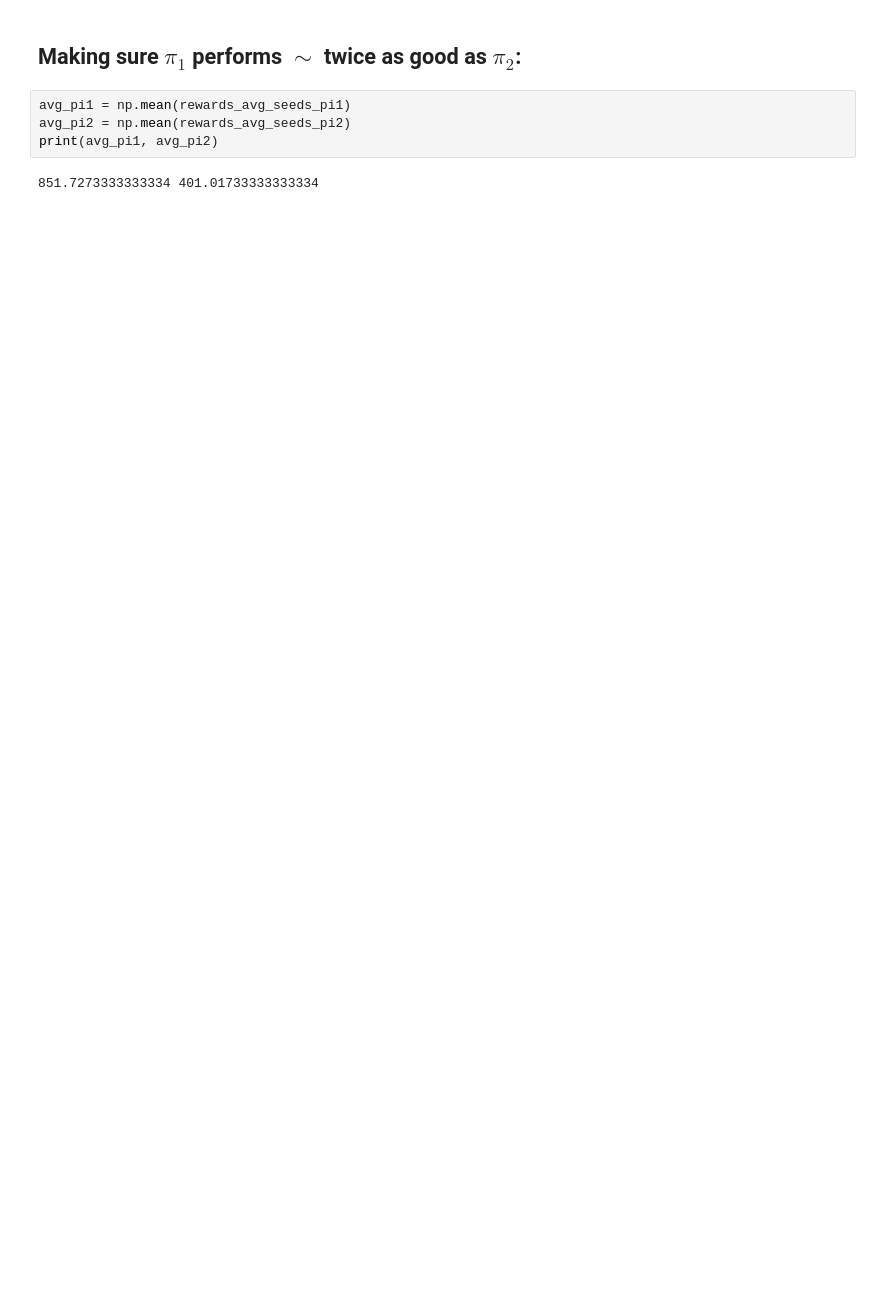
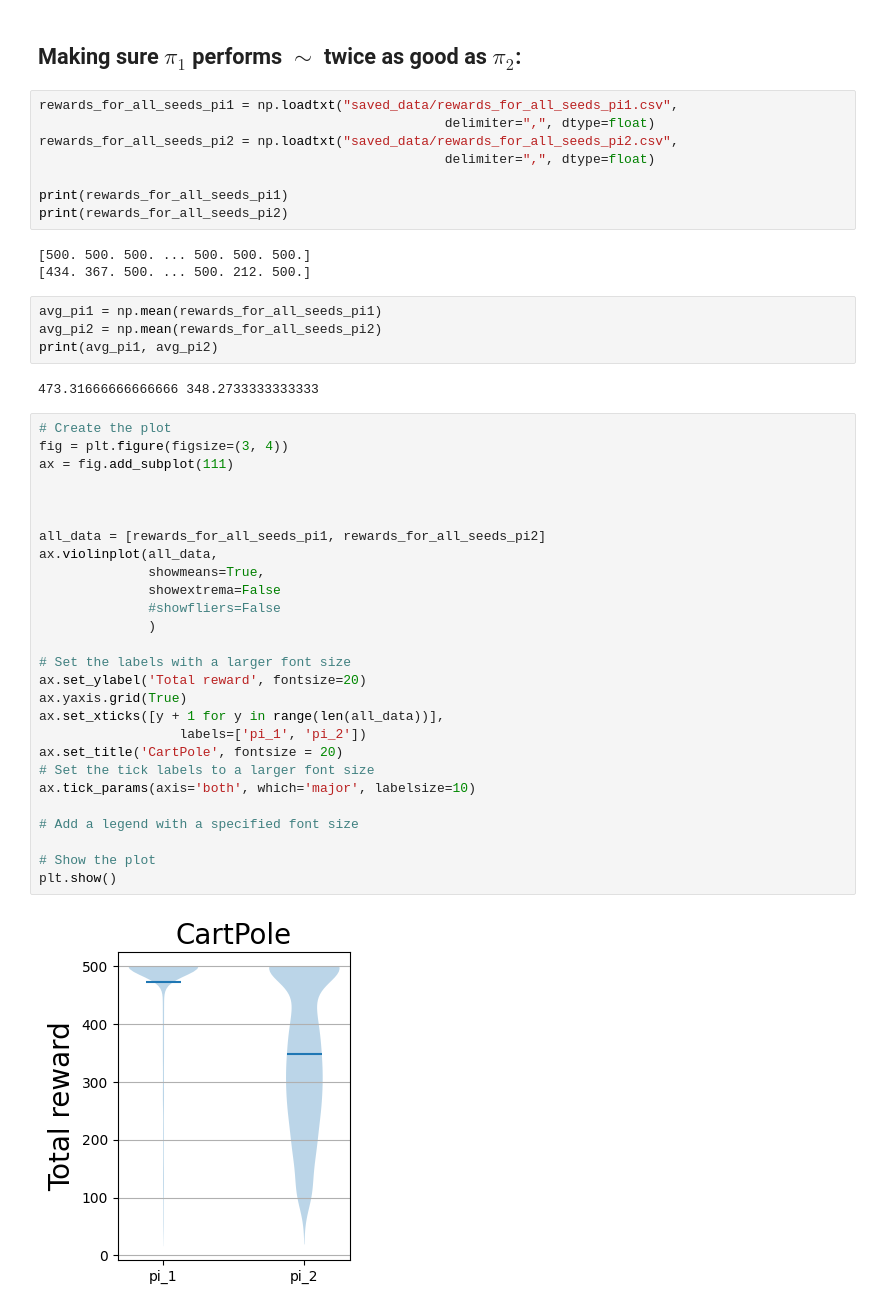
Before and after one commit to noeprat/RLHF_EGGang, a Jupyter notebook: cartpole.ipynb, the cells around one changed output. Cells and saved outputs as stored; diff of their text form; blank space fills up the shorter version.

Commit message:
plot for trajectory generation

```diff
--- a/cartpole.ipynb
+++ b/cartpole.ipynb
@@ -202,11 +179,51 @@ Trajectory:  490
 # %% [markdown]
 ## Making sure $\pi_1$ performs $\sim$ twice as good as $\pi_2$:
+# %%
+rewards_for_all_seeds_pi1 = np.loadtxt("saved_data/rewards_for_all_seeds_pi1.csv",
+                                       				delimiter=",", dtype=float)
+rewards_for_all_seeds_pi2 = np.loadtxt("saved_data/rewards_for_all_seeds_pi2.csv",
+                                       				delimiter=",", dtype=float)
+
+print(rewards_for_all_seeds_pi1)
+print(rewards_for_all_seeds_pi2)
+# %% [output]
+[500. 500. 500. ... 500. 500. 500.]
+[434. 367. 500. ... 500. 212. 500.]
 # %%
-avg_pi1 = np.mean(rewards_avg_seeds_pi1)
-avg_pi2 = np.mean(rewards_avg_seeds_pi2)
+avg_pi1 = np.mean(rewards_for_all_seeds_pi1)
+avg_pi2 = np.mean(rewards_for_all_seeds_pi2)
 print(avg_pi1, avg_pi2)
 # %% [output]
-851.7273333333334 401.01733333333334
+473.31666666666666 348.2733333333333
+# %%
+# Create the plot
+fig = plt.figure(figsize=(3, 4))
+ax = fig.add_subplot(111)
+
+
+
+all_data = [rewards_for_all_seeds_pi1, rewards_for_all_seeds_pi2]
+ax.violinplot(all_data,
+              showmeans=True,
+              showextrema=False
+              #showfliers=False
+              )
+
+# Set the labels with a larger font size
+ax.set_ylabel('Total reward', fontsize=20)
+ax.yaxis.grid(True)
+ax.set_xticks([y + 1 for y in range(len(all_data))],
+                  labels=['pi_1', 'pi_2'])
+ax.set_title('CartPole', fontsize = 20)
+# Set the tick labels to a larger font size
+ax.tick_params(axis='both', which='major', labelsize=10)
+
+# Add a legend with a specified font size
+
+# Show the plot
+plt.show()
+# %% [output]
+[figure, added]
 # %%
 ### Plot the learning progress
 
```
Also changed, not shown: parts of 4 cells of this notebook, 4 other files.
